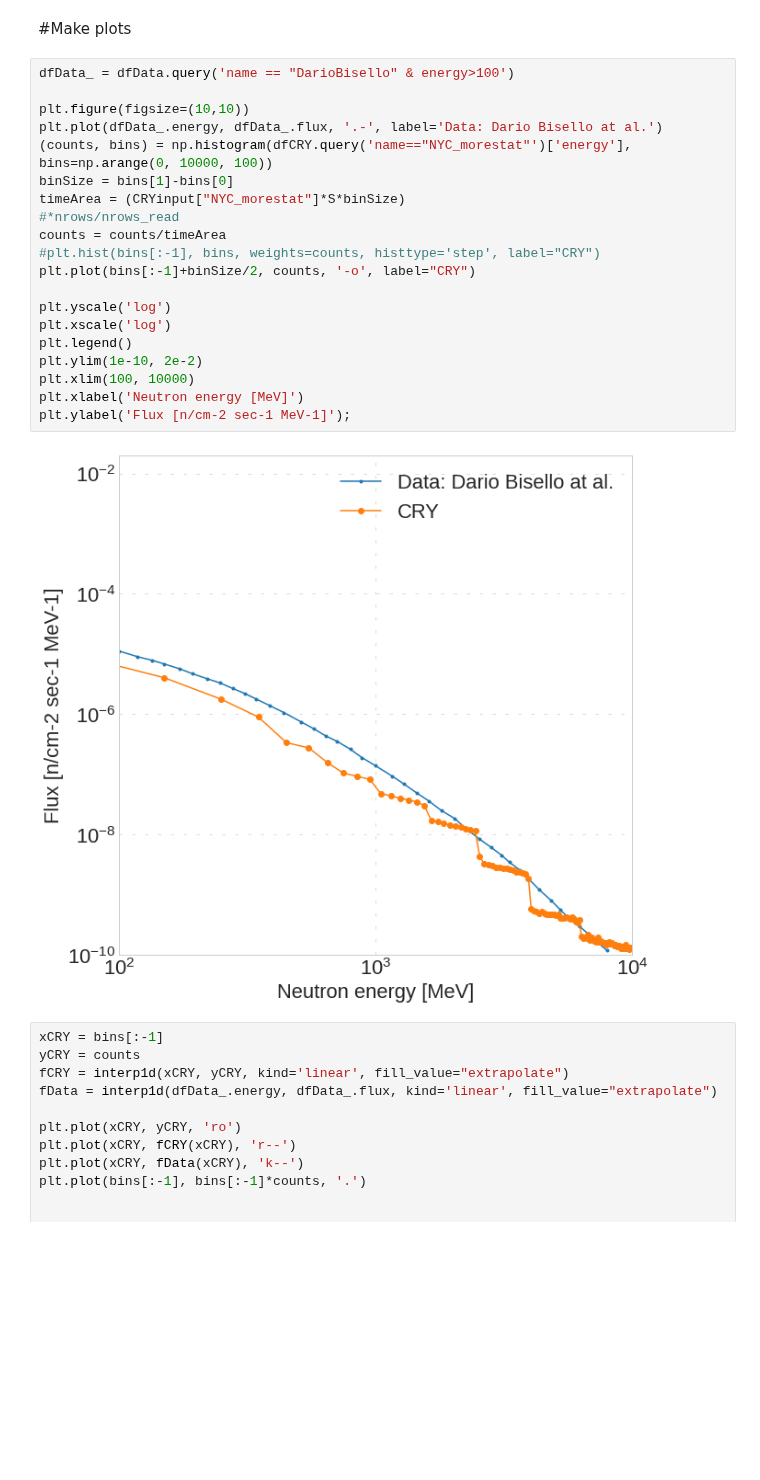
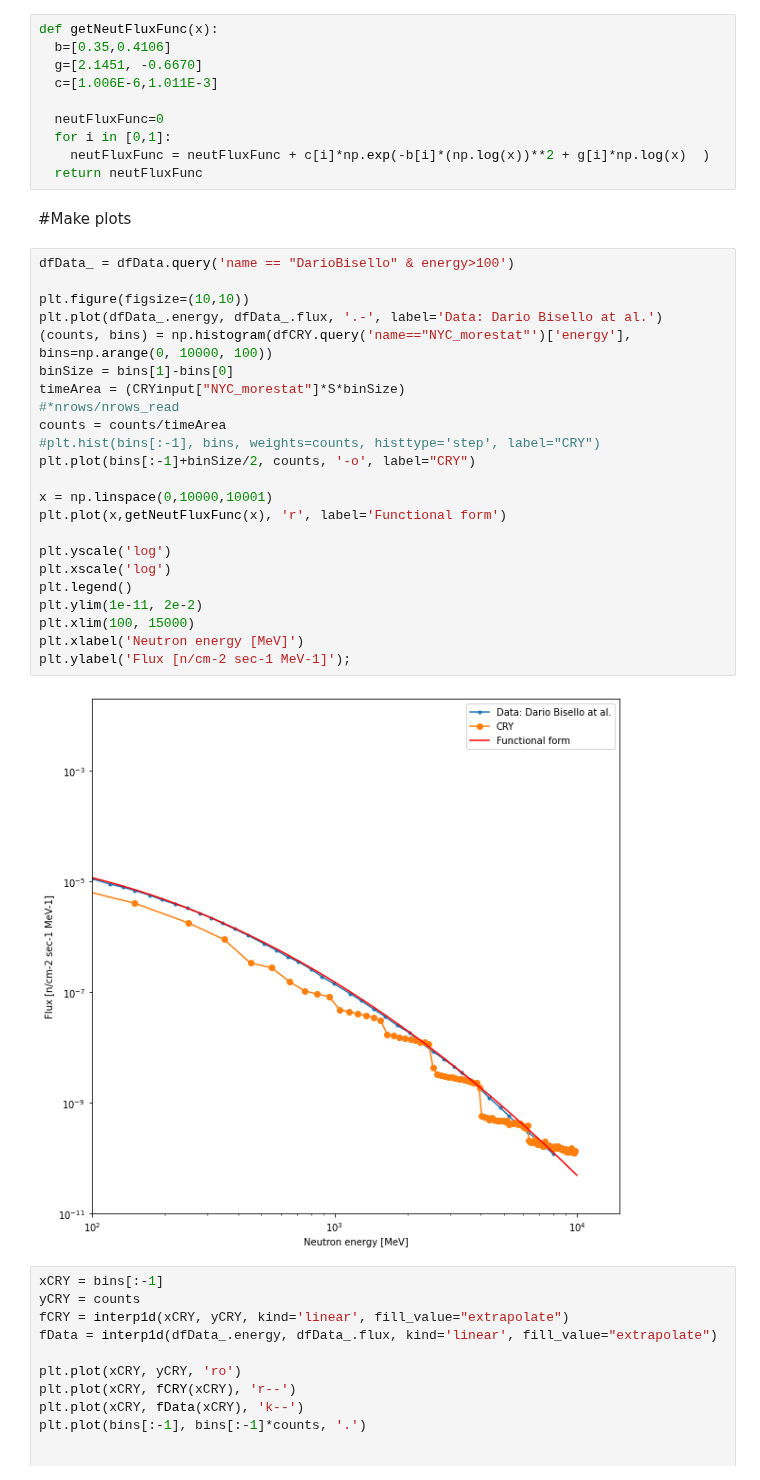
Before and after one commit to oksuzian/Mu2eANL, a Jupyter notebook: CosmicNeutrons/CosmicNeutronData.ipynb, the cells around one changed output. Saved outputs shown, nothing was run; the diff lists cells and outputs as text; blank space fills up the shorter version.

```diff
--- a/CosmicNeutrons/CosmicNeutronData.ipynb
+++ b/CosmicNeutrons/CosmicNeutronData.ipynb
@@ -134,30 +134,43 @@ def makeDataDf():
   return df
 
 dfData = makeDataDf()
+# %%
+def getNeutFluxFunc(x):
+  b=[0.35,0.4106]
+  g=[2.1451, -0.6670]
+  c=[1.006E-6,1.011E-3]
+
+  neutFluxFunc=0
+  for i in [0,1]:
+    neutFluxFunc = neutFluxFunc + c[i]*np.exp(-b[i]*(np.log(x))**2 + g[i]*np.log(x)  )
+  return neutFluxFunc
 # %% [markdown]
 #Make plots
 # %%
 dfData_ = dfData.query('name == "DarioBisello" & energy>100')
 
 plt.figure(figsize=(10,10))
 plt.plot(dfData_.energy, dfData_.flux, '.-', label='Data: Dario Bisello at al.')
 (counts, bins) = np.histogram(dfCRY.query('name=="NYC_morestat"')['energy'], bins=np.arange(0, 10000, 100))
 binSize = bins[1]-bins[0]
 timeArea = (CRYinput["NYC_morestat"]*S*binSize)
 #*nrows/nrows_read
 counts = counts/timeArea
 #plt.hist(bins[:-1], bins, weights=counts, histtype='step', label="CRY")
 plt.plot(bins[:-1]+binSize/2, counts, '-o', label="CRY")
 
+x = np.linspace(0,10000,10001)
+plt.plot(x,getNeutFluxFunc(x), 'r', label='Functional form')
+
 plt.yscale('log')
 plt.xscale('log')
 plt.legend()
-plt.ylim(1e-10, 2e-2)
-plt.xlim(100, 10000)
+plt.ylim(1e-11, 2e-2)
+plt.xlim(100, 15000)
 plt.xlabel('Neutron energy [MeV]')
 plt.ylabel('Flux [n/cm-2 sec-1 MeV-1]');
 # %% [output]
-[figure, old version]
+[figure, new version]
 # %%
 xCRY = bins[:-1]
 yCRY = counts
```
